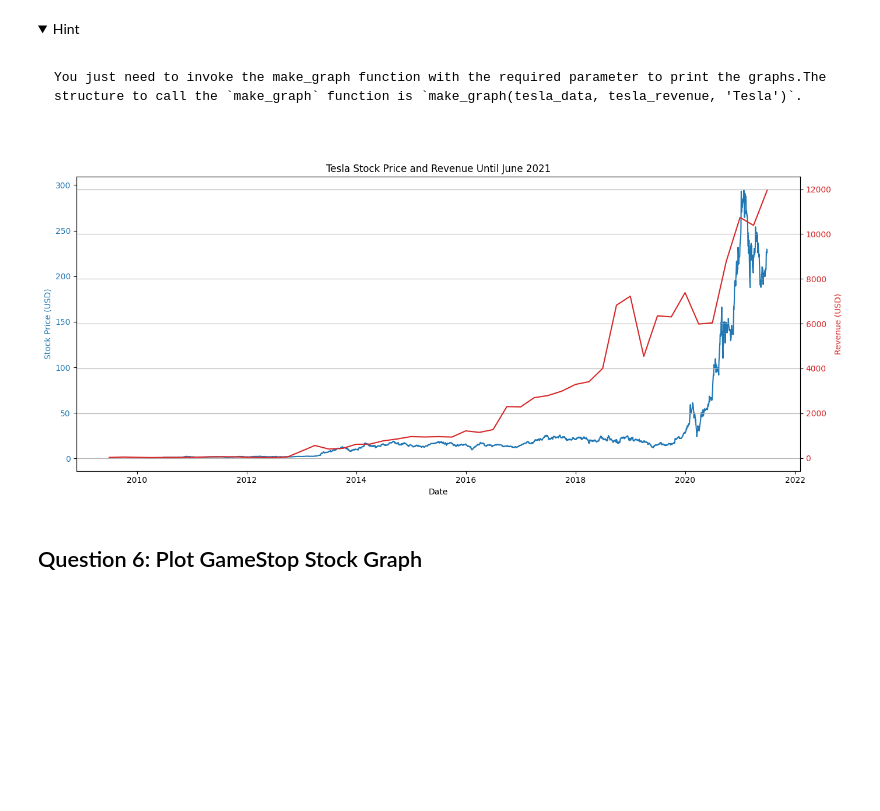
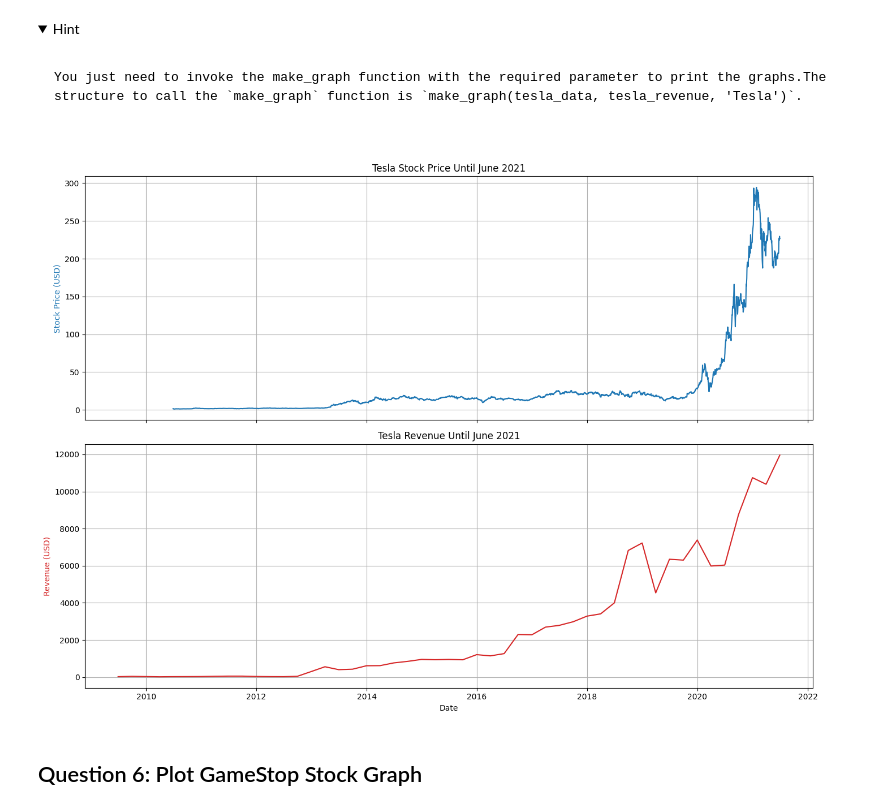
Before and after one commit to debbymerci/Coursera_Python_Project, a Jupyter notebook: Final_Assignment_YW_2025.ipynb, the cells around one changed output. Cells and saved outputs as stored; diff of their text form; code cells hidden in the pictures; folded sections open; blank space fills up the shorter version.

```diff
--- a/Final_Assignment_YW_2025.ipynb
+++ b/Final_Assignment_YW_2025.ipynb
@@ -294,43 +294,44 @@ You just need to invoke the make_graph function with the required parameter to p
 </details>
 # %%
 import matplotlib.pyplot as plt
+import pandas as pd
 
 def make_graph(stock_data, revenue_data, stock_name):
     # Ensure datetime format
     stock_data['Date'] = pd.to_datetime(stock_data['Date'])
     revenue_data['Date'] = pd.to_datetime(revenue_data['Date'])
     revenue_data['Revenue'] = revenue_data['Revenue'].replace('', '0').astype(float)
 
     # Filter for data before July 2021
     cutoff = pd.to_datetime("2021-06-30")
-    # Make cutoff timezone-aware to match stock_data['Date']
     if stock_data['Date'].dt.tz is not None:
         cutoff = cutoff.tz_localize(stock_data['Date'].dt.tz)
     stock_data = stock_data[stock_data['Date'] <= cutoff]
-    # For revenue_data, if it is timezone-naive, no need to localize
     revenue_data = revenue_data[revenue_data['Date'] <= cutoff.tz_convert(None) if hasattr(cutoff, 'tzinfo') and cutoff.tzinfo else cutoff]
 
-    # Plot
-    fig, ax1 = plt.subplots(figsize=(14, 6))
+    # Plot: Two separate subplots
+    fig, (ax1, ax2) = plt.subplots(2, 1, figsize=(14, 10), sharex=True)
 
+    # Stock Price Plot
     ax1.plot(stock_data['Date'], stock_data['Close'], color='tab:blue')
-    ax1.set_xlabel('Date')
     ax1.set_ylabel('Stock Price (USD)', color='tab:blue')
-    ax1.tick_params(axis='y', labelcolor='tab:blue')
-    ax1.set_title(f'{stock_name} Stock Price and Revenue Until June 2021')
+    ax1.set_title(f'{stock_name} Stock Price Until June 2021')
+    ax1.grid(True)
 
-    ax2 = ax1.twinx()
+    # Revenue Plot
     ax2.plot(revenue_data['Date'], revenue_data['Revenue'], color='tab:red')
+    ax2.set_xlabel('Date')
     ax2.set_ylabel('Revenue (USD)', color='tab:red')
-    ax2.tick_params(axis='y', labelcolor='tab:red')
+    ax2.set_title(f'{stock_name} Revenue Until June 2021')
+    ax2.grid(True)
 
-    fig.tight_layout()
-    plt.grid(True)
+    plt.tight_layout()
     plt.show()
 
-make_graph(tesla_data, tesla_revenue, 'Tesla')
+make_gr
+aph(tesla_data, tesla_revenue, 'Tesla')
 # %% [output]
-[figure, old version]
+[figure, new version]
 # %% [markdown]
 ## Question 6: Plot GameStop Stock Graph
 # %% [markdown]
```
Also changed, not shown: parts of 2 cells of this notebook.
